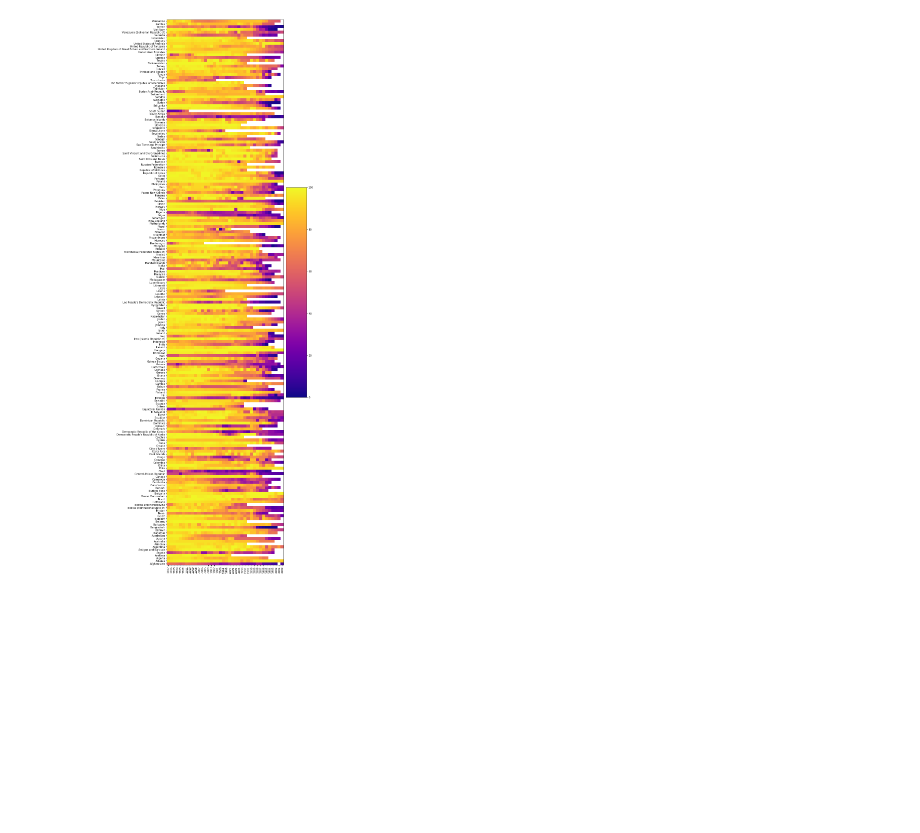
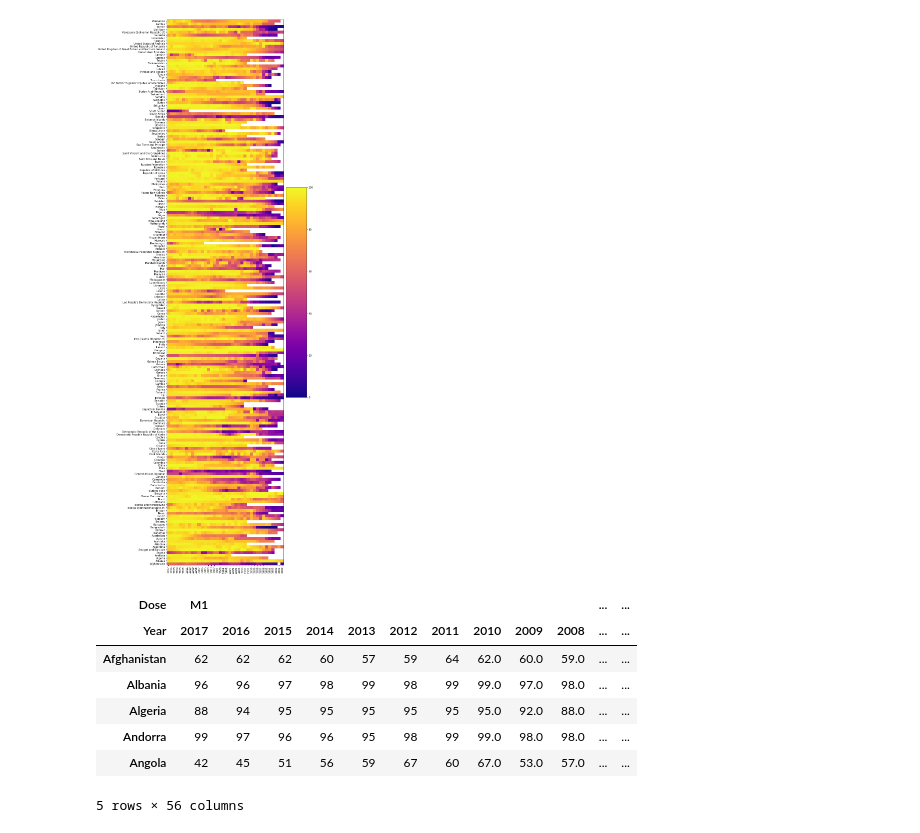
Before and after one commit to noatgnu/cds-python-graph, a Jupyter notebook: notebooks/main.ipynb, the cells around one changed output. Saved outputs shown, nothing was run; the diff lists cells and outputs as text; code cells hidden in the pictures; blank space fills up the shorter version.

```diff
--- a/notebooks/main.ipynb
+++ b/notebooks/main.ipynb
@@ -230,3 +230,22 @@ ax2.set_yticklabels(measles_1["M1"].index)
 cbar = plt.colorbar(hm, ax=ax2, pad=.015, aspect=10)
 # %% [output]
 [figure]
+# %%
+file_path2 = "..\data\MCV2.csv"
+measles_2 = pd.read_csv(file_path2, header=[0, 1], index_col=0)
+measles_2.columns.names = ["Dose", "Year"]
+measles_2.columns = measles_2.columns.set_levels(["M2"], level=0)
+measles_2.columns = measles_2.columns.set_levels([int(i.strip()) for i in measles_2.columns.levels[1]], level=1)
+measles_2 = measles_2.applymap(lambda x: (x) if type(x) is not str else (int(x.split()[0]) if " " in x else int(x)))
+measles = measles_1.join(measles_2)
+
+measles.head()
+# %% [output]
+| Dose | M1 |  |  |  |  |  |  |  |  |  | ... | ... |
+| Year | 2017 | 2016 | 2015 | 2014 | 2013 | 2012 | 2011 | 2010 | 2009 | 2008 | ... | ... |
+| Afghanistan | 62 | 62 | 62 | 60 | 57 | 59 | 64 | 62.0 | 60.0 | 59.0 | ... | ... |
+| Albania | 96 | 96 | 97 | 98 | 99 | 98 | 99 | 99.0 | 97.0 | 98.0 | ... | ... |
+| Algeria | 88 | 94 | 95 | 95 | 95 | 95 | 95 | 95.0 | 92.0 | 88.0 | ... | ... |
+| Andorra | 99 | 97 | 96 | 96 | 95 | 98 | 99 | 99.0 | 98.0 | 98.0 | ... | ... |
+| Angola | 42 | 45 | 51 | 56 | 59 | 67 | 60 | 67.0 | 53.0 | 57.0 | ... | ... |
+5 rows × 56 columns
```
Also changed, not shown: parts of 3 cells of this notebook, 1 other file.
